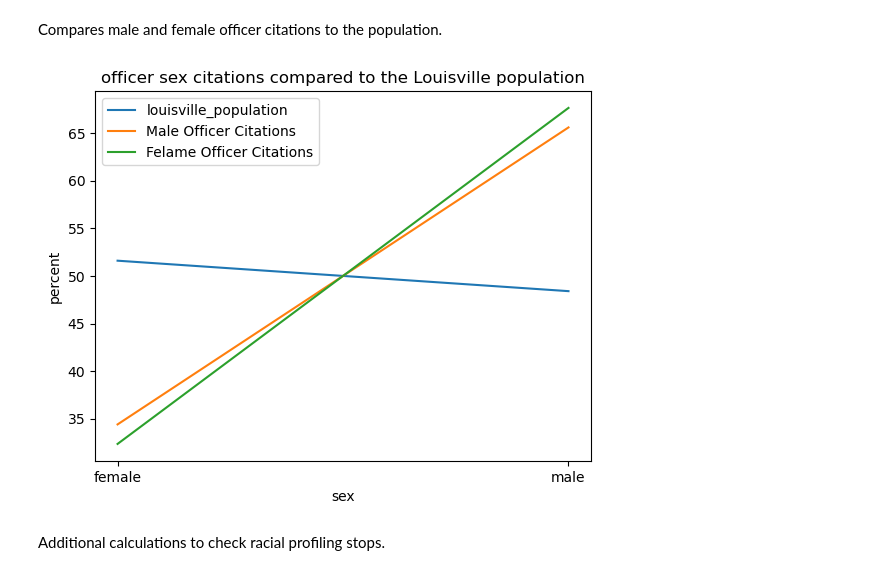
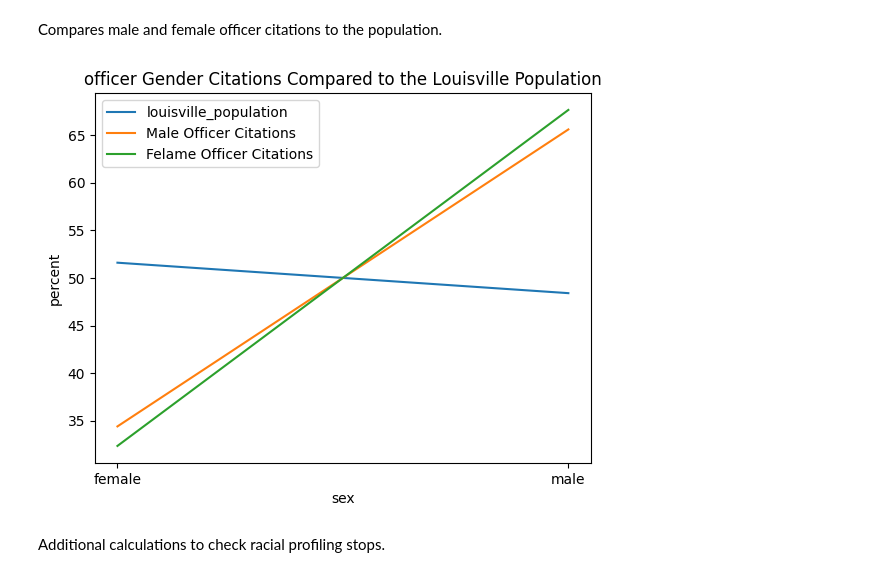
Before and after one commit to dmorton714/lmpd, a Jupyter notebook: final_code.ipynb, the cells around one changed output. Cells and saved outputs as stored; diff of their text form; code cells hidden in the pictures.

```diff
--- a/final_code.ipynb
+++ b/final_code.ipynb
@@ -258,35 +243,35 @@ Compares male and female officer citations to the population.
 # graph of above data to show males have a higher citation rate while population is almost equal
 # x axis values
 x = ['female', 'male']
 
 # corresponding y axis values
 ys = {
     'louisville_population' : [51.6, 48.4],
     'Male Officer Citations' : [34.40, 65.60],
     'Felame Officer Citations' : [32.35, 67.65]
 }
 
 
 for y in ys:
   plt.plot(x, ys[y], label=y)
   # print('For Month: ', y, "   Values: ", ys[y])
 
 plt.legend()
 
 
 # naming the x axis
 plt.xlabel('sex')
 
 # naming the y axis
 plt.ylabel('percent')
 
 # giving a title to my graph
-plt.title('officer sex citations compared to the Louisville population')
+plt.title('officer Gender Citations Compared to the Louisville Population')
 
 # function to show the plot
 plt.show()
 # %% [output]
-[figure, old version]
+[figure, new version]
 # %% [markdown]
 Additional calculations to check racial profiling stops.
 # %%
```
Also changed, not shown: parts of 11 cells of this notebook, 2 other files.
